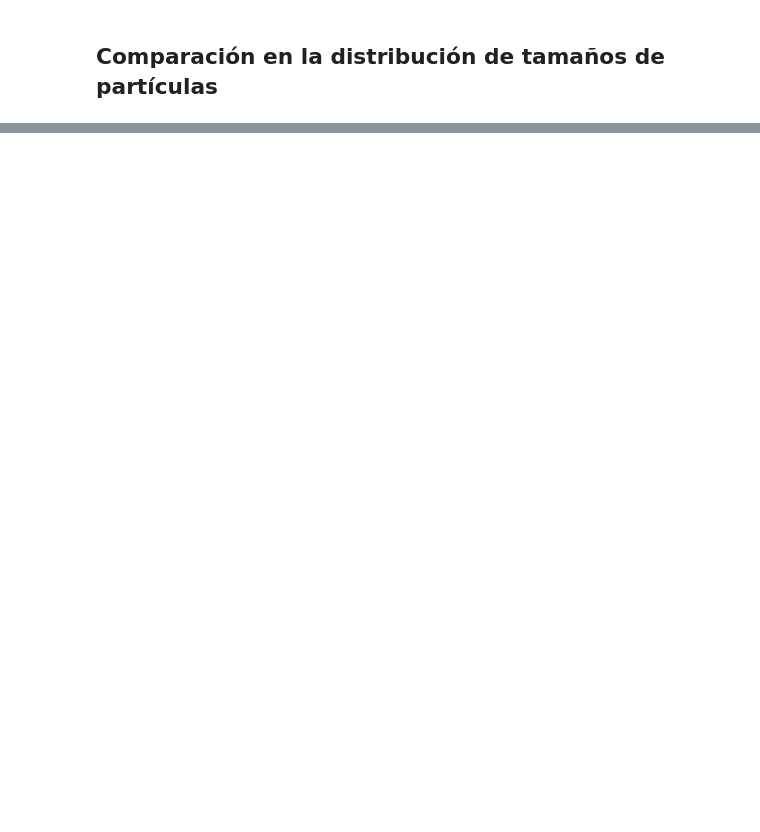
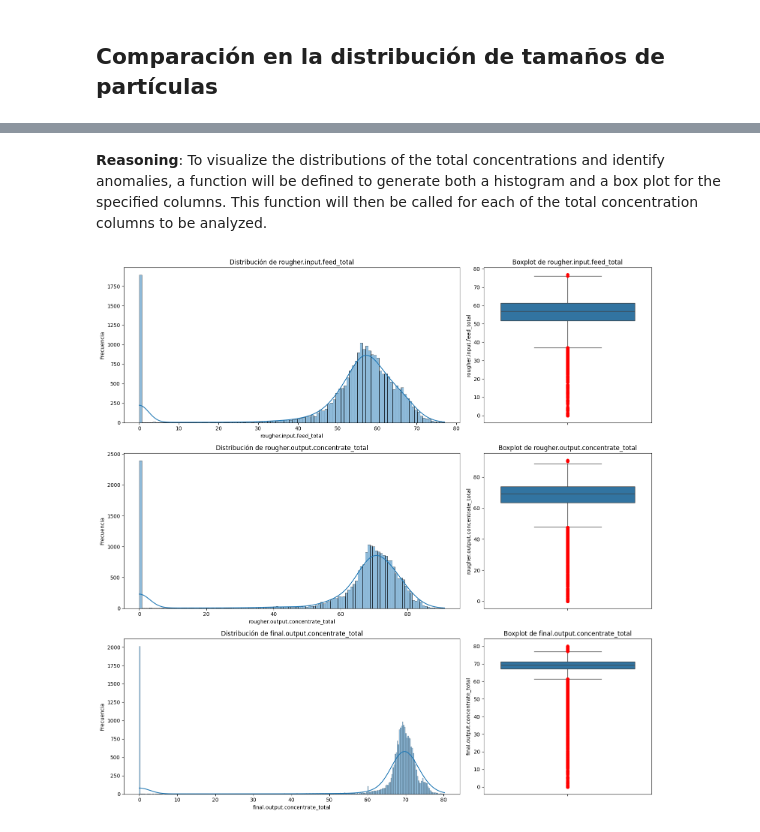
Before and after one commit to Davichobacter/data_science_tt, a Jupyter notebook: Sprint_13/notebook.ipynb, the cells around one changed output, grey strips where cells are left out. Drawn from its saved outputs; the diff is of its cells as text; code cells hidden in the pictures; blank space fills up the shorter version.

```diff
--- a/Sprint_13/notebook.ipynb
+++ b/Sprint_13/notebook.ipynb
@@ -229,18 +256,3 @@ gold_recovery_test['date'] = pd.to_datetime(gold_recovery_test['date'])
 gold_recovery_train['date'] = pd.to_datetime(gold_recovery_train['date'])
 # %%
 from scipy.stats import normaltest
-# %%
-def fill_nas(df):
-    columns = [n for n in df.columns if df[n].dtype == "float64"]
-
-    alpha = 0.05
-
-    for column in columns:
-        stat, p = normaltest(df[column])
-
-        if p > alpha:
-            df.fillna({column: df[column].mean()}, inplace=True)
-        else:
-            df.fillna({column: df[column].median()}, inplace=True)
-
-    return df
@@ -377,0 +519,2 @@ def comparacion_particulas(df, elemento):
+# %%
+gold_recovery_full['rougher.input.feed_total'] = gold_recovery_full['rougher.input.feed_au'] + gold_recovery_full['rougher.input.feed_ag'] + gold_recovery_full['rougher.input.feed_pb'] + gold_recovery_full['rougher.input.feed_sol']
@@ -377,0 +524,2 @@ def comparacion_particulas(df, elemento):
+# %%
+gold_recovery_full['rougher.output.concentrate_total'] = gold_recovery_full['rougher.output.concentrate_au'] + gold_recovery_full['rougher.output.concentrate_ag'] + gold_recovery_full['rougher.output.concentrate_pb'] + gold_recovery_full['rougher.output.concentrate_sol']
@@ -377,0 +529,2 @@ def comparacion_particulas(df, elemento):
+# %%
+gold_recovery_full['final.output.concentrate_total'] = gold_recovery_full['final.output.concentrate_au'] + gold_recovery_full['final.output.concentrate_ag'] + gold_recovery_full['final.output.concentrate_pb'] + gold_recovery_full['final.output.concentrate_sol']
@@ -377,0 +536,3 @@ def comparacion_particulas(df, elemento):
+# %% [markdown]
+**Reasoning**:
+To visualize the distributions of the total concentrations and identify anomalies, a function will be defined to generate both a histogram and a box plot for the specified columns. This function will then be called for each of the total concentration columns to be analyzed.
@@ -377,0 +600,10 @@ def comparacion_particulas(df, elemento):
+# %%
+total_concentration_columns = [
+    'rougher.input.feed_total',
+    'rougher.output.concentrate_total',
+    'final.output.concentrate_total'
+]
+
+plot_total_concentrations(gold_recovery_full, total_concentration_columns)
+# %% [output]
+[figure, added]
```
Also changed, not shown: parts of 54 cells of this notebook.
